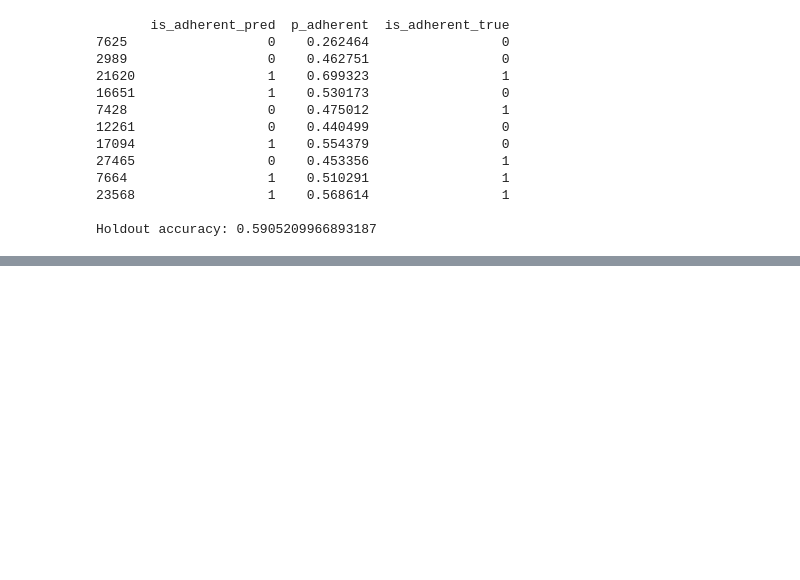
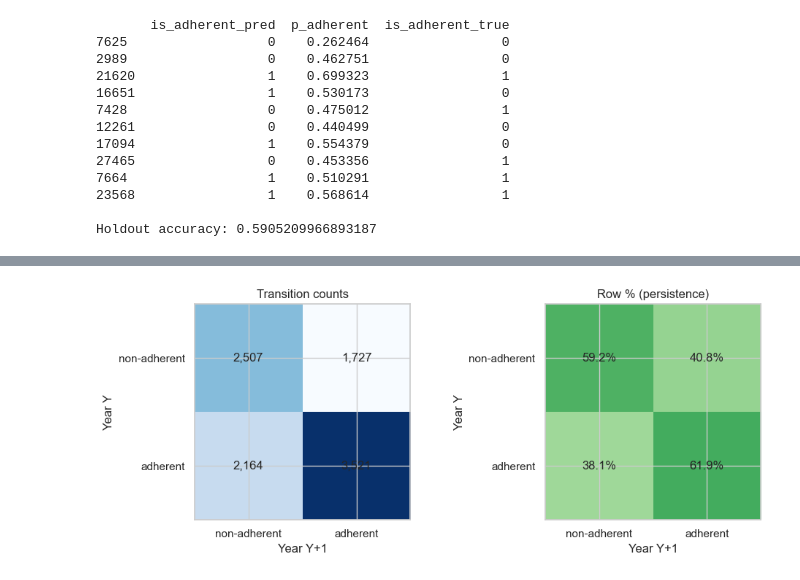
Before and after one commit to FrianaEngineer/Medical-Adherence, a Jupyter notebook: Notebooks/allYearMergeClean.ipynb, the cells around one changed output, grey strips where cells are left out. Drawn from its saved outputs; the diff is of its cells as text; code cells hidden in the pictures; blank space fills up the shorter version.

```diff
--- a/Notebooks/allYearMergeClean.ipynb
+++ b/Notebooks/allYearMergeClean.ipynb
@@ -1994,0 +2158,72 @@ Holdout accuracy: 0.5905209966893187
+# %%
+# Correlation: prior-year adherence vs next-year adherence
+
+from scipy import stats
+
+x = pairs["is_adherent_y"].astype(float)
+y = pairs["is_adherent_y1"].astype(float)
+
+pearson_r, pearson_p = stats.pearsonr(x, y)
+spearman_r, spearman_p = stats.spearmanr(x, y)
+# Phi coefficient for 2x2 binary == Pearson on 0/1
+phi = pearson_r
+
+# Odds ratio from 2x2 table (adherent coded 1)
+a = int(((pairs["is_adherent_y"] == 1) & (pairs["is_adherent_y1"] == 1)).sum())
+b = int(((pairs["is_adherent_y"] == 1) & (pairs["is_adherent_y1"] == 0)).sum())
+c = int(((pairs["is_adherent_y"] == 0) & (pairs["is_adherent_y1"] == 1)).sum())
+d = int(((pairs["is_adherent_y"] == 0) & (pairs["is_adherent_y1"] == 0)).sum())
+odds_ratio = (a * d) / (b * c) if b > 0 and c > 0 else np.nan
+
+print("Binary is_adherent (Y vs Y+1)")
+print(f"  Pearson r / phi: {pearson_r:.4f}  (p={pearson_p:.2e})")
+print(f"  Spearman rho:    {spearman_r:.4f}  (p={spearman_p:.2e})")
+print(f"  Odds ratio (adh_Y → adh_Y1 vs non→adh): {odds_ratio:.3f}")
+print(f"  2x2 counts: a(adh→adh)={a:,}  b(adh→non)={b:,}  c(non→adh)={c:,}  d(non→non)={d:,}")
+
+# Continuous ratio correlation when available
+if {"meps_adherence_ratio_y", "meps_adherence_ratio_y1"} <= set(pairs.columns):
+    cont = pairs.dropna(subset=["meps_adherence_ratio_y", "meps_adherence_ratio_y1"])
+    r_c, p_c = stats.pearsonr(cont["meps_adherence_ratio_y"], cont["meps_adherence_ratio_y1"])
+    rho_c, p_rho = stats.spearmanr(cont["meps_adherence_ratio_y"], cont["meps_adherence_ratio_y1"])
+    print(f"\nContinuous meps_adherence_ratio (Y vs Y+1), n={len(cont):,}")
+    print(f"  Pearson r:    {r_c:.4f}  (p={p_c:.2e})")
+    print(f"  Spearman rho: {rho_c:.4f}  (p={p_rho:.2e})")
+
+# Simple heatmap of transition probabilities
+import matplotlib.pyplot as plt
+
+fig, axes = plt.subplots(1, 2, figsize=(10, 4))
+
+# counts heatmap
+mat = pd.crosstab(pairs["status_y"], pairs["status_y1"]).reindex(
+    index=["non-adherent", "adherent"], columns=["non-adherent", "adherent"]
+)
+im0 = axes[0].imshow(mat.values, cmap="Blues")
+axes[0].set_xticks([0, 1]); axes[0].set_yticks([0, 1])
+axes[0].set_xticklabels(mat.columns)
+axes[0].set_yticklabels(mat.index)
+axes[0].set_xlabel("Year Y+1")
+axes[0].set_ylabel("Year Y")
+axes[0].set_title("Transition counts")
+for i in range(2):
+    for j in range(2):
+        axes[0].text(j, i, f"{int(mat.values[i, j]):,}", ha="center", va="center")
+
+mat_p = pd.crosstab(pairs["status_y"], pairs["status_y1"], normalize="index").reindex(
+    index=["non-adherent", "adherent"], columns=["non-adherent", "adherent"]
+)
+im1 = axes[1].imshow(mat_p.values, cmap="Greens", vmin=0, vmax=1)
+axes[1].set_xticks([0, 1]); axes[1].set_yticks([0, 1])
+axes[1].set_xticklabels(mat_p.columns)
+axes[1].set_yticklabels(mat_p.index)
+axes[1].set_xlabel("Year Y+1")
+axes[1].set_ylabel("Year Y")
+axes[1].set_title("Row % (persistence)")
+for i in range(2):
+    for j in range(2):
+        axes[1].text(j, i, f"{100 * mat_p.values[i, j]:.1f}%", ha="center", va="center")
+
+plt.tight_layout()
+plt.show()
+# %% [output]
@@ -1994,0 +2239 @@ Holdout accuracy: 0.5905209966893187
+[figure, added]
```
Also changed, not shown: parts of 4 cells of this notebook.
